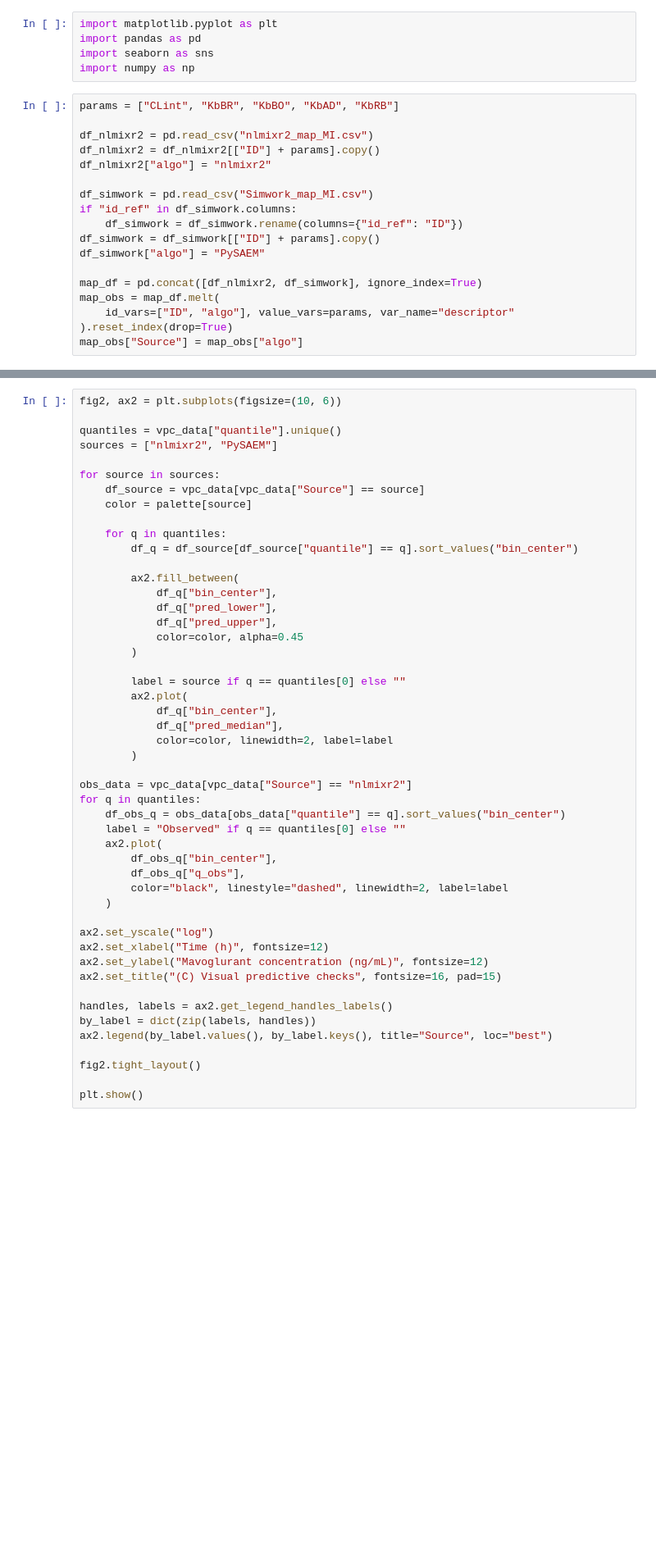
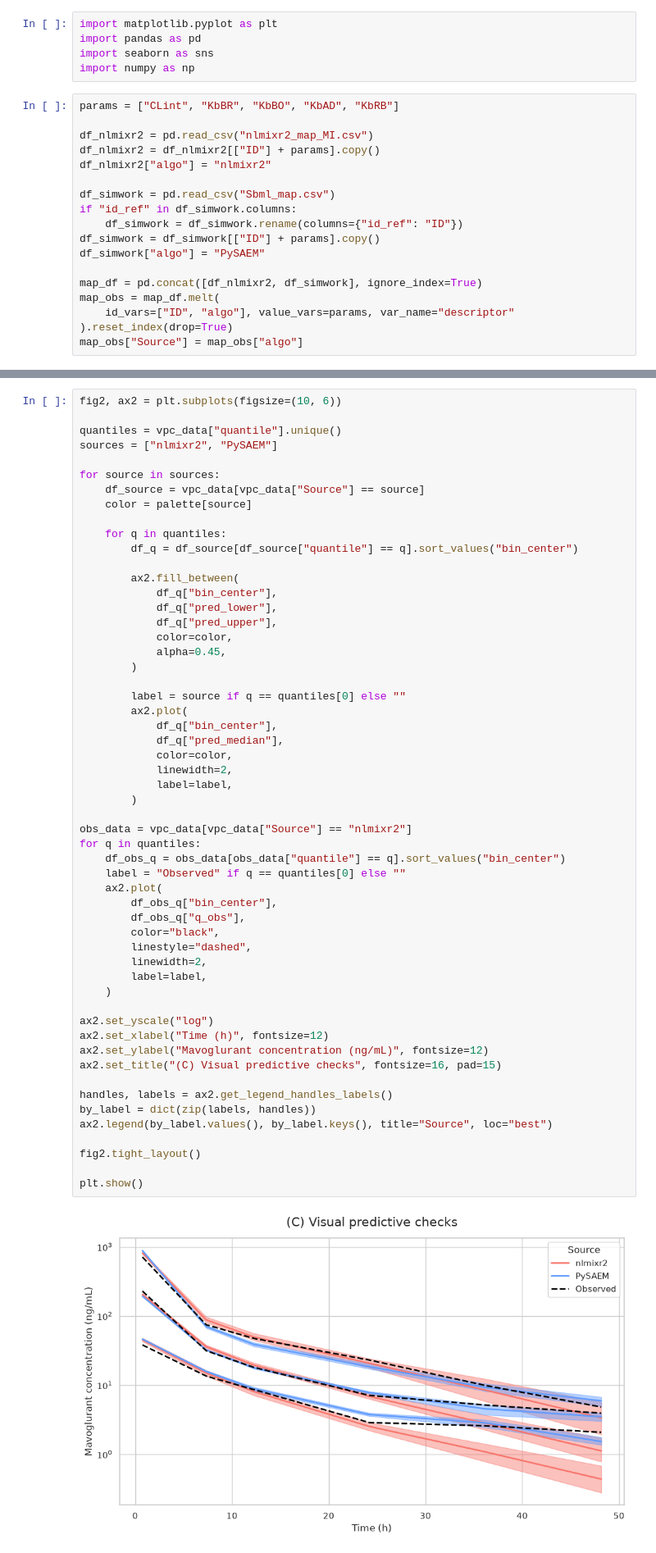
Before and after one commit to novainsilico/vpop-calibration, a Jupyter notebook: ACOP26/Mavoglurant/Simplified_Mavoglurant/Data_comparison.ipynb, the cells around one changed output, grey strips where cells are left out. Shown at 82% size. Cells and saved outputs as stored; diff of their text form; blank space fills up the shorter version.

```diff
--- a/ACOP26/Mavoglurant/Simplified_Mavoglurant/Data_comparison.ipynb
+++ b/ACOP26/Mavoglurant/Simplified_Mavoglurant/Data_comparison.ipynb
@@ -10,7 +10,7 @@ df_nlmixr2 = pd.read_csv("nlmixr2_map_MI.csv")
 df_nlmixr2 = df_nlmixr2[["ID"] + params].copy()
 df_nlmixr2["algo"] = "nlmixr2"
 
-df_simwork = pd.read_csv("Simwork_map_MI.csv")
+df_simwork = pd.read_csv("Sbml_map.csv")
 if "id_ref" in df_simwork.columns:
     df_simwork = df_simwork.rename(columns={"id_ref": "ID"})
 df_simwork = df_simwork[["ID"] + params].copy()
@@ -98,35 +100,43 @@ for source in sources:
             df_q["bin_center"],
             df_q["pred_lower"],
             df_q["pred_upper"],
-            color=color, alpha=0.45
+            color=color,
+            alpha=0.45,
         )
 
         label = source if q == quantiles[0] else ""
         ax2.plot(
             df_q["bin_center"],
             df_q["pred_median"],
-            color=color, linewidth=2, label=label
+            color=color,
+            linewidth=2,
+            label=label,
         )
 
 obs_data = vpc_data[vpc_data["Source"] == "nlmixr2"]
 for q in quantiles:
     df_obs_q = obs_data[obs_data["quantile"] == q].sort_values("bin_center")
     label = "Observed" if q == quantiles[0] else ""
     ax2.plot(
         df_obs_q["bin_center"],
         df_obs_q["q_obs"],
-        color="black", linestyle="dashed", linewidth=2, label=label
+        color="black",
+        linestyle="dashed",
+        linewidth=2,
+        label=label,
     )
 
 ax2.set_yscale("log")
 ax2.set_xlabel("Time (h)", fontsize=12)
 ax2.set_ylabel("Mavoglurant concentration (ng/mL)", fontsize=12)
 ax2.set_title("(C) Visual predictive checks", fontsize=16, pad=15)
 
 handles, labels = ax2.get_legend_handles_labels()
 by_label = dict(zip(labels, handles))
 ax2.legend(by_label.values(), by_label.keys(), title="Source", loc="best")
 
 fig2.tight_layout()
 
 plt.show()
+# %% [output]
+[figure, added]
```
Also changed, not shown: parts of 1 cell of this notebook, 15 other files.
